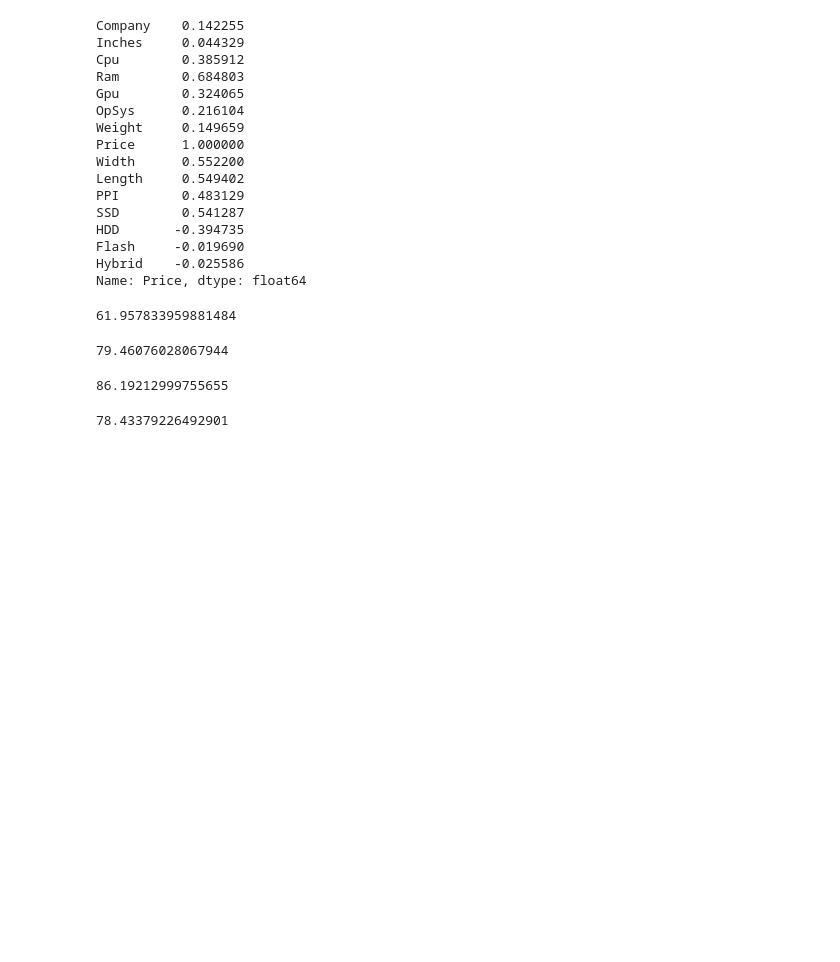
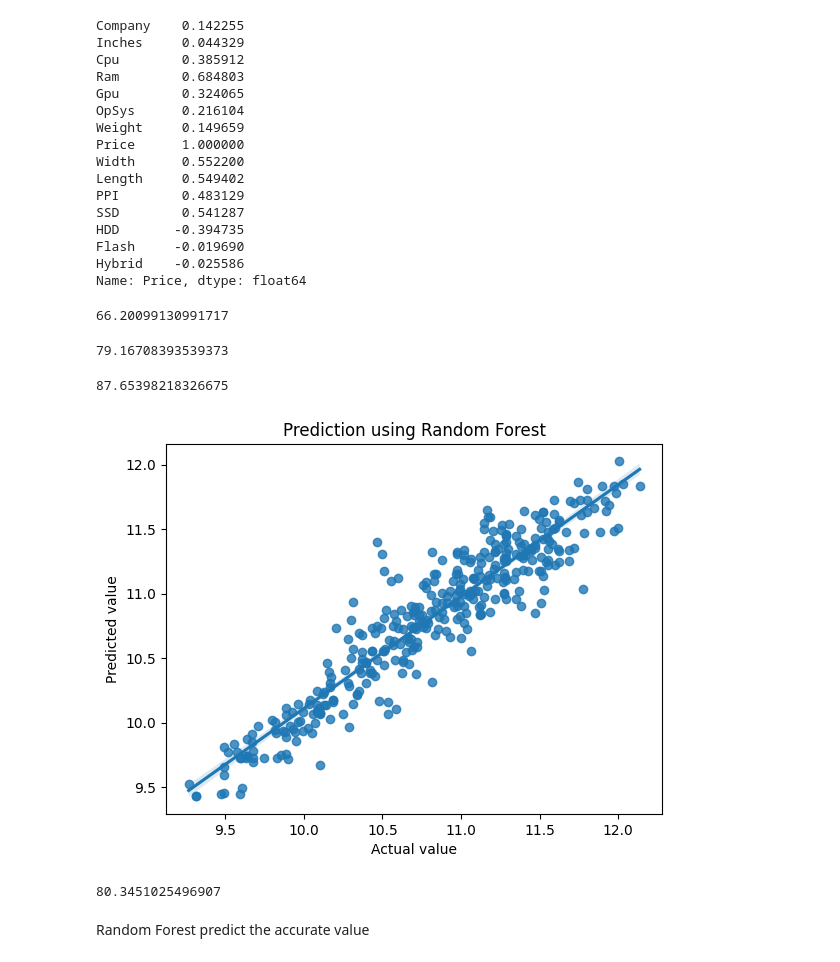
Before and after one commit to Imshubhham/Imshubham, a Jupyter notebook: EDA_&_Price_Prediction_of_Laptops.ipynb, the cells around one changed output. Cells and saved outputs as stored; diff of their text form; code cells hidden in the pictures; blank space fills up the shorter version.

```diff
--- a/EDA_&_Price_Prediction_of_Laptops.ipynb
+++ b/EDA_&_Price_Prediction_of_Laptops.ipynb
@@ -265,11 +265,6 @@ def disk(val):
 value = ['SSD', 'HDD', 'Flash Storage', 'Hybrid']
 for val in value:
   disk(val)
-# %%
-df['Memory'] = df['Memory'].str.replace('SSD', '')
-df['Memory'] = df['Memory'].str.replace('HDD', '')
-df['Memory'] = df['Memory'].str.replace('Flash Storage', '')
-df['Memory'] = df['Memory'].str.replace('Hybrid', '')
 # %%
 df['PPI'] =( np.sqrt((df['Width'])**2 + (df['Length'])**2))/df['Inches']
 # %%
@@ -353,7 +348,7 @@ model.fit(X_train, y_train)
 y_pred = model.predict(X_test)
 r2_score(y_test, y_pred)*100
 # %% [output]
-61.957833959881484
+66.20099130991717
 # %%
 from sklearn.tree import DecisionTreeRegressor
 model = DecisionTreeRegressor()
@@ -361,7 +356,7 @@ model.fit(X_train, y_train)
 y_pred = model.predict(X_test)
 r2_score(y_test, y_pred)*100
 # %% [output]
-79.46076028067944
+79.16708393539373
 # %%
 from sklearn.ensemble import RandomForestRegressor
 model = RandomForestRegressor()
@@ -369,7 +364,15 @@ model.fit(X_train, y_train)
 y_pred = model.predict(X_test)
 r2_score(y_test, y_pred)*100
 # %% [output]
-86.19212999755655
+87.65398218326675
+# %%
+sns.regplot(x = y_test, y = y_pred)
+plt.xlabel('Actual value')
+plt.ylabel('Predicted value')
+plt.title('Prediction using Random Forest')
+plt.show()
+# %% [output]
+[figure, added]
 # %%
 from sklearn.ensemble import AdaBoostRegressor
 model = AdaBoostRegressor()
@@ -377,4 +380,6 @@ model.fit(X_train, y_train)
 y_pred = model.predict(X_test)
 r2_score(y_test, y_pred)*100
 # %% [output]
-78.43379226492901
+80.3451025496907
+# %% [markdown]
+Random Forest predict the accurate value
```
